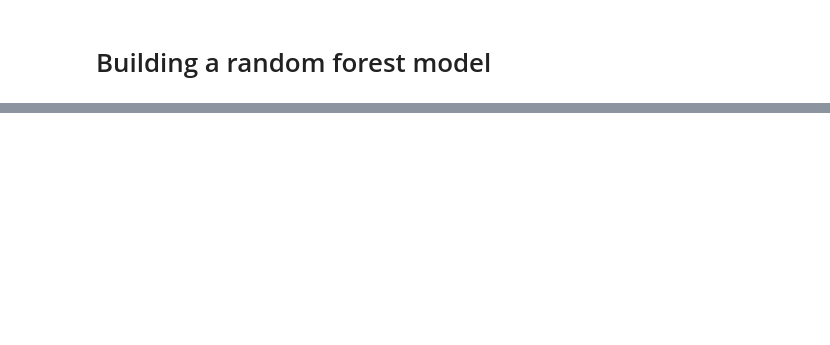
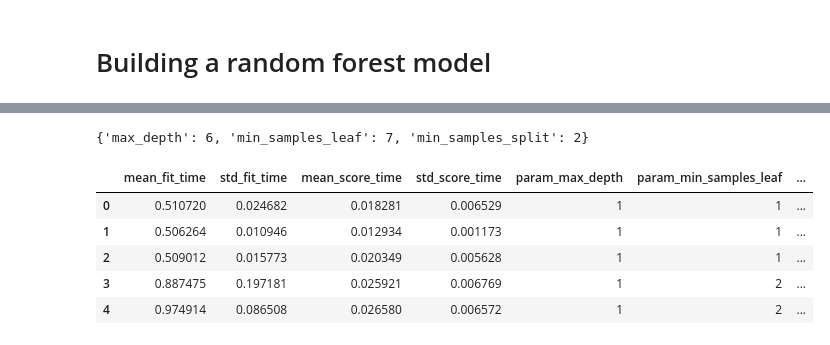
Before and after one commit to Bettylu0608/Prediction-of-Product-Sales, a Jupyter notebook: Prediction_of_Product_Sales_.ipynb, the cells around one changed output, grey strips where cells are left out. Drawn from its saved outputs; the diff is of its cells as text; code cells hidden in the pictures; blank space fills up the shorter version.

```diff
--- a/Prediction_of_Product_Sales_.ipynb
+++ b/Prediction_of_Product_Sales_.ipynb
@@ -1171,0 +1075,7 @@ X_train_proc.info()
+# %%
+# Instantiate a default model with random state for reproducibility
+model = RandomForestRegressor(random_state = 42)
+# Fit the default model on the training data
+model.fit(X_train_proc, y_train)
+# Use custom function to predict and evaluate
+evaluate_regression(model, X_train_proc, y_train, X_test_proc, y_test)
@@ -1171,0 +1119,11 @@ X_train_proc.info()
+# %%
+# Define dictionary of parameters to tune and the values to try
+param_grid = {'max_depth': [1, 2, 3, 4, 5, 6, 7, 8, 9, 10, None],
+              'min_samples_leaf': [1, 2, 3, 4, 5, 6, 7, 8, 9, 10],
+              'min_samples_split': [2, 3, 4]}
+# %%
+#Instantiate GridSearchCV
+grid_search = GridSearchCV(model, param_grid, n_jobs = -1, verbose = 1)
+# %%
+# Fit the Gridsearch on the training data
+grid_search.fit(X_train_proc, y_train)
@@ -1171,0 +1137,16 @@ X_train_proc.info()
+# %%
+# Obtain the best combination directly
+grid_search.best_params_
+# %% [output]
+{'max_depth': 6, 'min_samples_leaf': 7, 'min_samples_split': 2}
+# %%
+# See results of each combination of parameters
+cv_results = pd.DataFrame(grid_search.cv_results_)
+cv_results.head()
+# %% [output]
+|  | mean_fit_time | std_fit_time | mean_score_time | std_score_time | param_max_depth | param_min_samples_leaf | ... |
+| 0 | 0.510720 | 0.024682 | 0.018281 | 0.006529 | 1 | 1 | ... |
+| 1 | 0.506264 | 0.010946 | 0.012934 | 0.001173 | 1 | 1 | ... |
+| 2 | 0.509012 | 0.015773 | 0.020349 | 0.005628 | 1 | 1 | ... |
+| 3 | 0.887475 | 0.197181 | 0.025921 | 0.006769 | 1 | 2 | ... |
+| 4 | 0.974914 | 0.086508 | 0.026580 | 0.006572 | 1 | 2 | ... |
```
Also changed, not shown: parts of 59 cells of this notebook.
